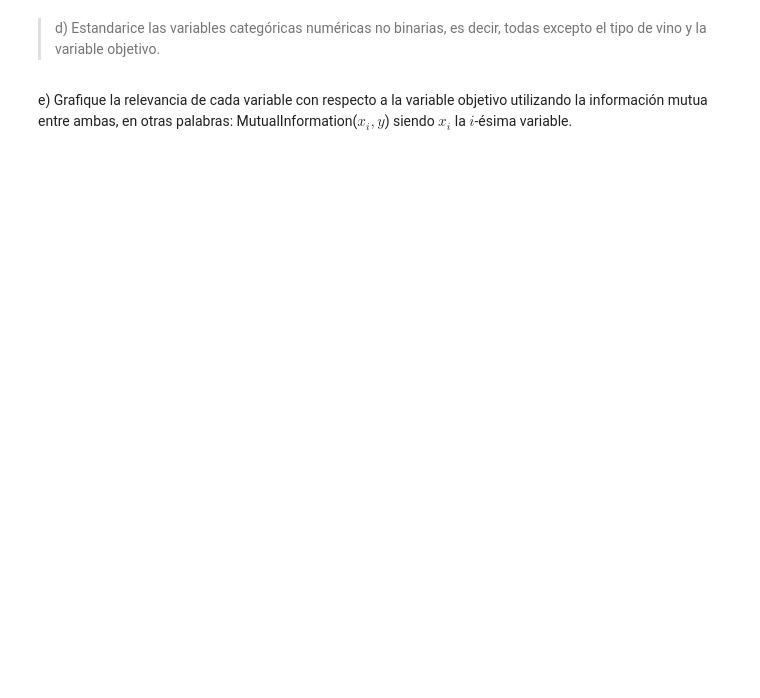
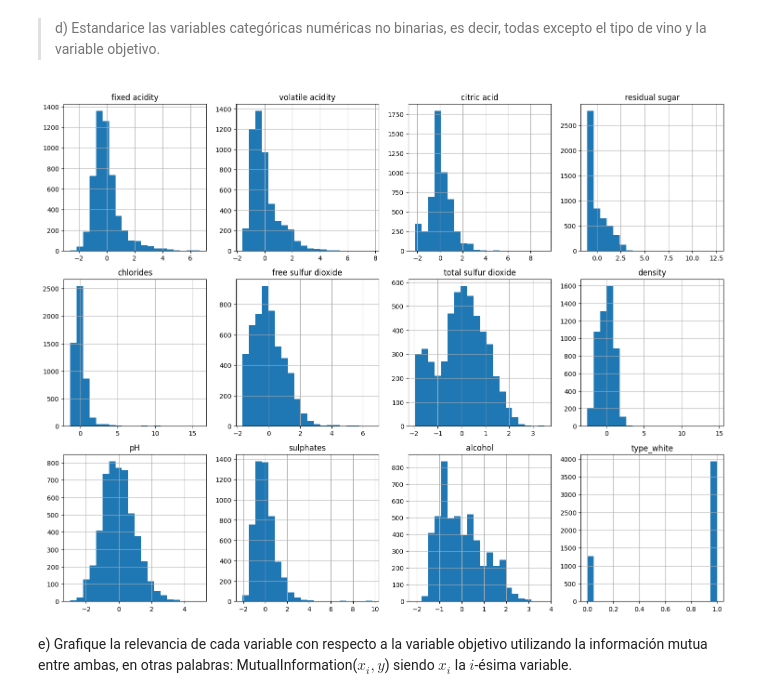
Before and after one commit to Nicolas-brj/Tarea2_INF398, a Jupyter notebook: Enunciado_Tarea_2.ipynb, the cells around one changed output. Cells and saved outputs as stored; diff of their text form; code cells hidden in the pictures; blank space fills up the shorter version.

```diff
--- a/Enunciado_Tarea_2.ipynb
+++ b/Enunciado_Tarea_2.ipynb
@@ -230,0 +267,18 @@ df['residual sugar'] = ?
+# %%
+# To check the process, the mean values before and after doing the replacement should be the same
+column_means_before = X_train[empty_columns].mean()
+
+# Replacing the NaN values of the df for the mean value of its column
+for column in X_train.columns:
+    if X_train[column].isna().any():
+        column_mean = X_train[column].mean()
+        X_train[column].fillna(column_mean, inplace=True)
+# Mean value after doing the replacement
+column_means_after = X_train[empty_columns].mean()
+
+#Checking the comparisson
+comparison_X = pd.DataFrame({'Column Means (Before)': column_means_before,
+                              'Column Means (After)': column_means_after})
+
+# Print the comparison DataFrame
+print(comparison_X)
@@ -231,18 +294,18 @@ df['residual sugar'] = ?
 # %% [markdown]
 > d) Estandarice las variables categóricas numéricas no binarias, es decir, todas excepto el tipo de vino y la variable objetivo.
-# %%
-X_scaler = preprocessing.StandardScaler()
-y_scaler = preprocessing.StandardScaler()
-
-
-cols_to_normalize = ['fixed acidity',
-                     'volatile acidity',
-                     'citric acid',
-                     ...]
-
-X_train[cols_to_normalize] = ?
-y_train = ?
-
-X_test[cols_to_normalize] = ?
+# %%
+X_scaler = preprocessing.StandardScaler()
+y_scaler = preprocessing.StandardScaler()
+
+cols_to_normalize = [col for col in X_train.columns if len(df[col].unique()) > 2]
+
+for col in cols_to_normalize:
+    X_train[col] = X_scaler.fit_transform(X_train[[col]])
+
+X_train.hist(figsize=(15, 15), layout=(4, 4), bins=20)
+plt.tight_layout()
+plt.show()
+# %% [output]
+[figure, added]
 # %% [markdown]
 e) Grafique la relevancia de cada variable con respecto a la variable objetivo utilizando la información mutua entre ambas, en otras palabras: MutualInformation($x_i,y$) siendo $x_i$ la $i$-ésima variable.
```
Also changed, not shown: parts of 36 cells of this notebook.
